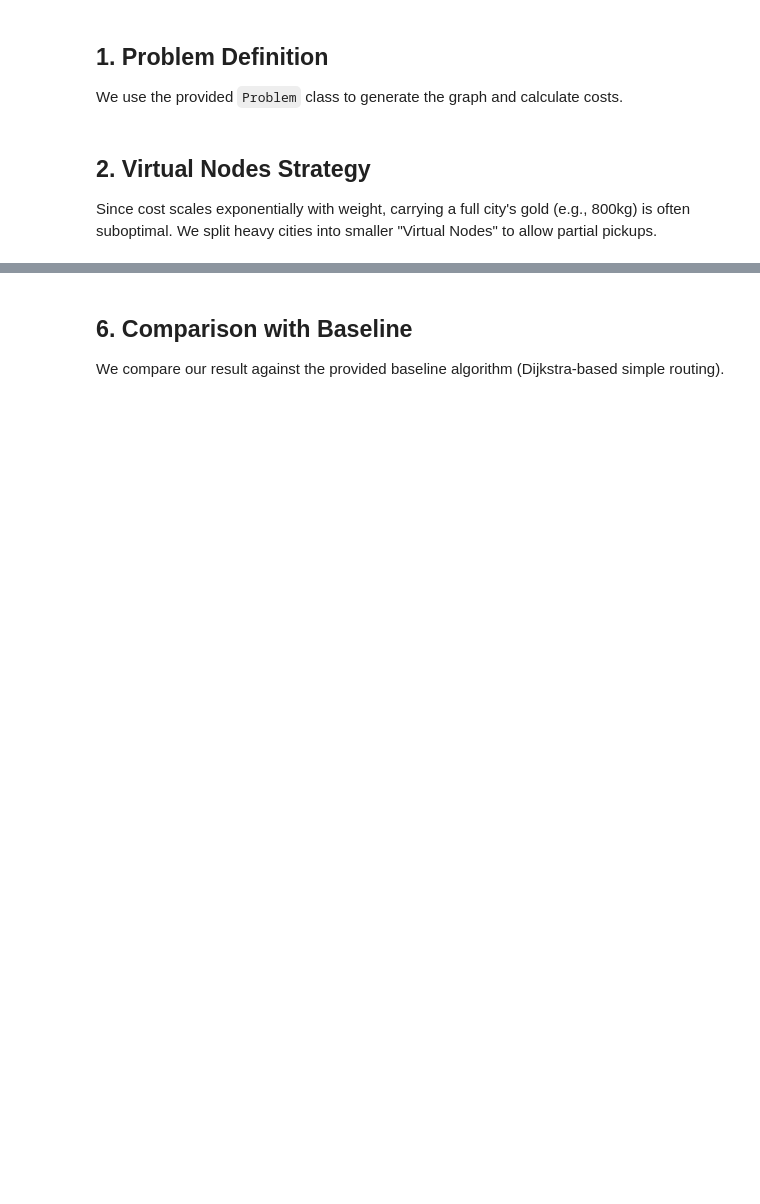
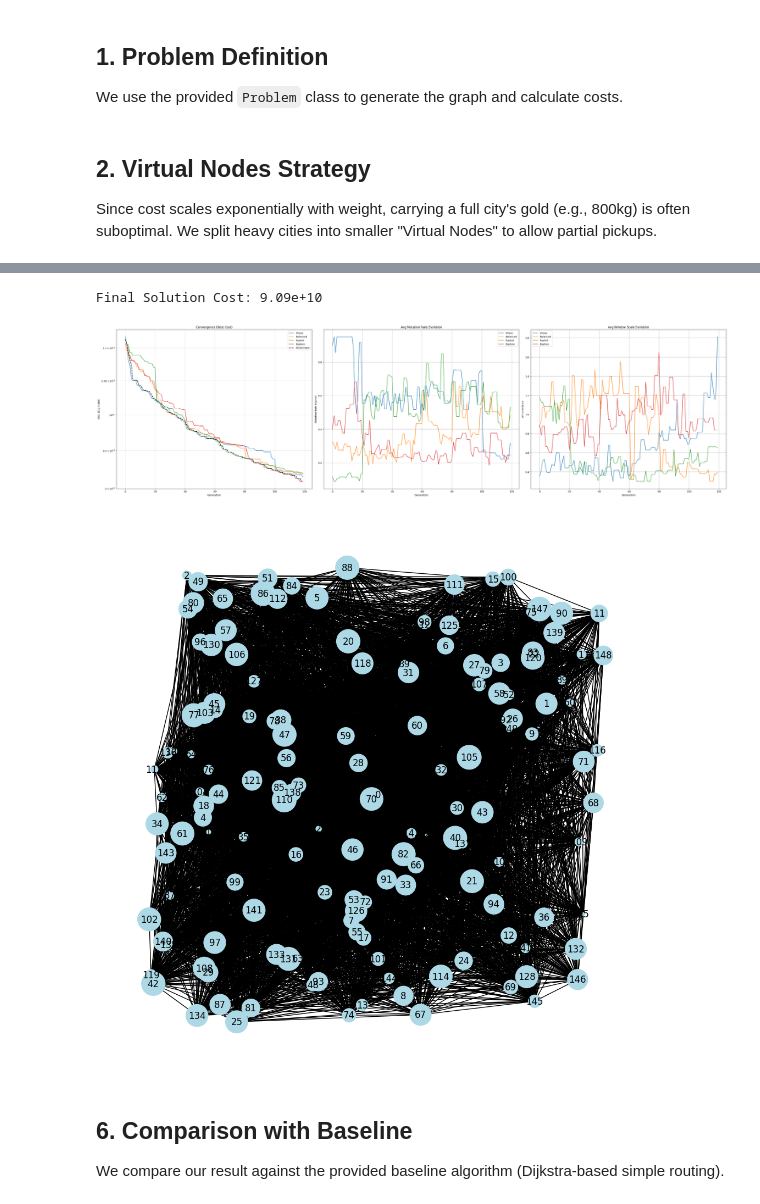
Before and after one commit to AgricolaC/project-work, a Jupyter notebook: study.ipynb, the cells around one changed output, grey strips where cells are left out. Cells and saved outputs as stored; diff of their text form; code cells hidden in the pictures; blank space fills up the shorter version.

```diff
--- a/study.ipynb
+++ b/study.ipynb
@@ -357,6 +381,4 @@ def solve_problem(num_cities=30, alpha=1.0, beta=1.0, seed=42):
 # %%
-# Run
-best_ind, problem, v_map = solve_problem(num_cities=50, alpha=0.8,beta=3.6)
-print(f"\nFinal Solution Cost: {best_ind.cost:.2e}")
-problem.plot()
+# Run the solver with logging
+best_ind, problem, v_map, history = solve_problem(num_cities=150, alpha=0.8, beta=4.5)
 # %% [output]
@@ -381,3 +402,46 @@ Final Solution Cost: 4.54e+08
+# %%
+print(f"\nFinal Solution Cost: {best_ind.cost:.2e}")
+
+fig, axes = plt.subplots(1, 3, figsize=(36, 10))
+
+# 1. Convergence Plot
+for role, data in history['islands'].items():
+    axes[0].plot(history['gen'], data['best_cost'], label=role)
+axes[0].plot(history['gen'], history['global_best'], 'k--', linewidth=2, label='Global Best')
+axes[0].set_title('Convergence (Best Cost)')
+axes[0].set_xlabel('Generation')
+axes[0].set_ylabel('Cost (Log Scale)')
+axes[0].set_yscale('log')
+axes[0].legend()
+axes[0].grid(True, which="both", ls="-", alpha=0.5)
+
+# 2. Adaptive Mutation Rate Evolution
+for role, data in history['islands'].items():
+    axes[1].plot(history['gen'], data['avg_mut_rate'], label=role)
+axes[1].set_title('Avg Mutation Rate Evolution')
+axes[1].set_xlabel('Generation')
+axes[1].set_ylabel('Mutation Rate (sigma)')
+axes[1].legend()
+axes[1].grid(True)
+
+# 3. Adaptive Window Scale Evolution
+for role, data in history['islands'].items():
+    axes[2].plot(history['gen'], data['avg_win_scale'], label=role)
+axes[2].set_title('Avg Window Scale Evolution')
+axes[2].set_xlabel('Generation')
+axes[2].set_ylabel('Window Scale')
+axes[2].legend()
+axes[2].grid(True)
+
+plt.tight_layout()
+plt.show()
+
+# Show Graph
+problem.plot()
+# %% [output]
+Final Solution Cost: 9.09e+10
+[figure, added]
+[figure, added]
 # %% [markdown]
 ## 6. Comparison with Baseline
 We compare our result against the provided baseline algorithm (Dijkstra-based simple routing).
```
Also changed, not shown: parts of 8 cells of this notebook.
